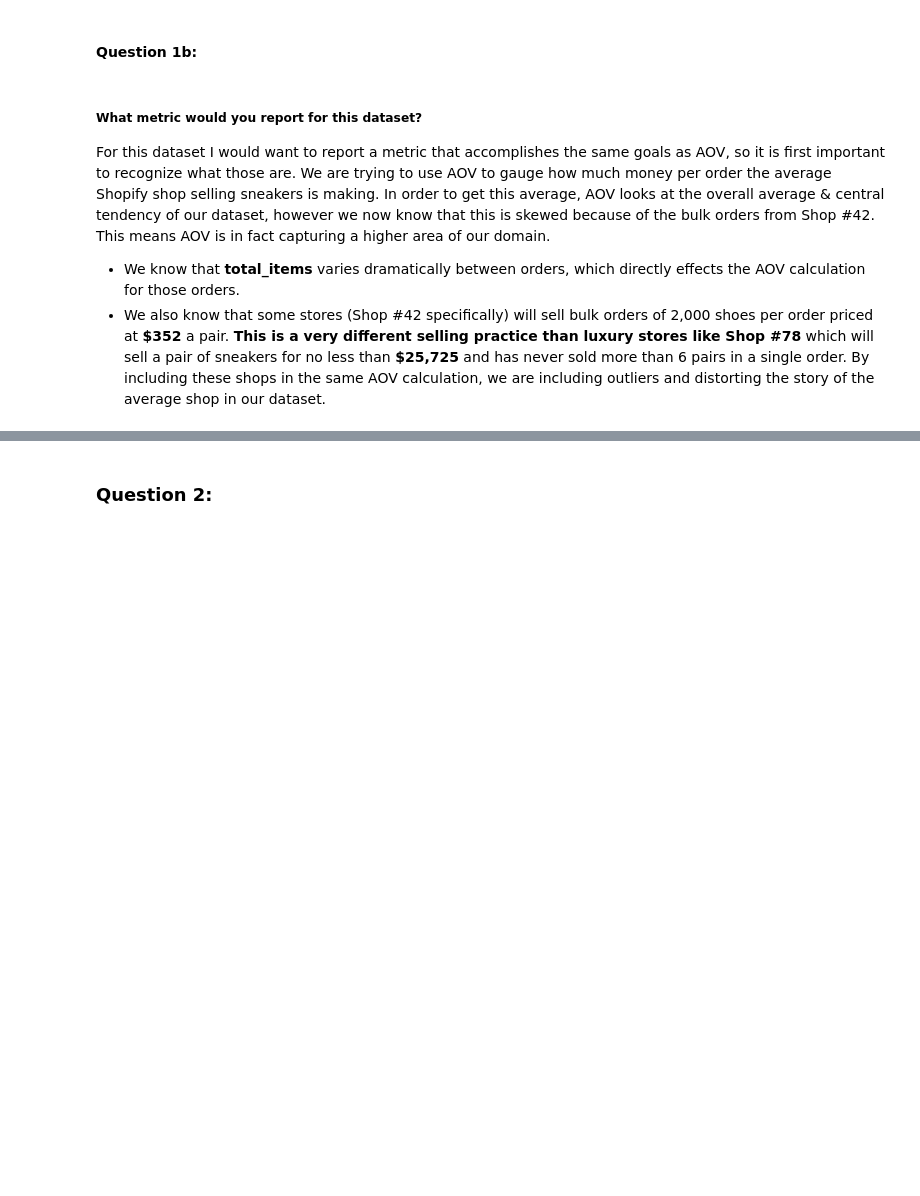
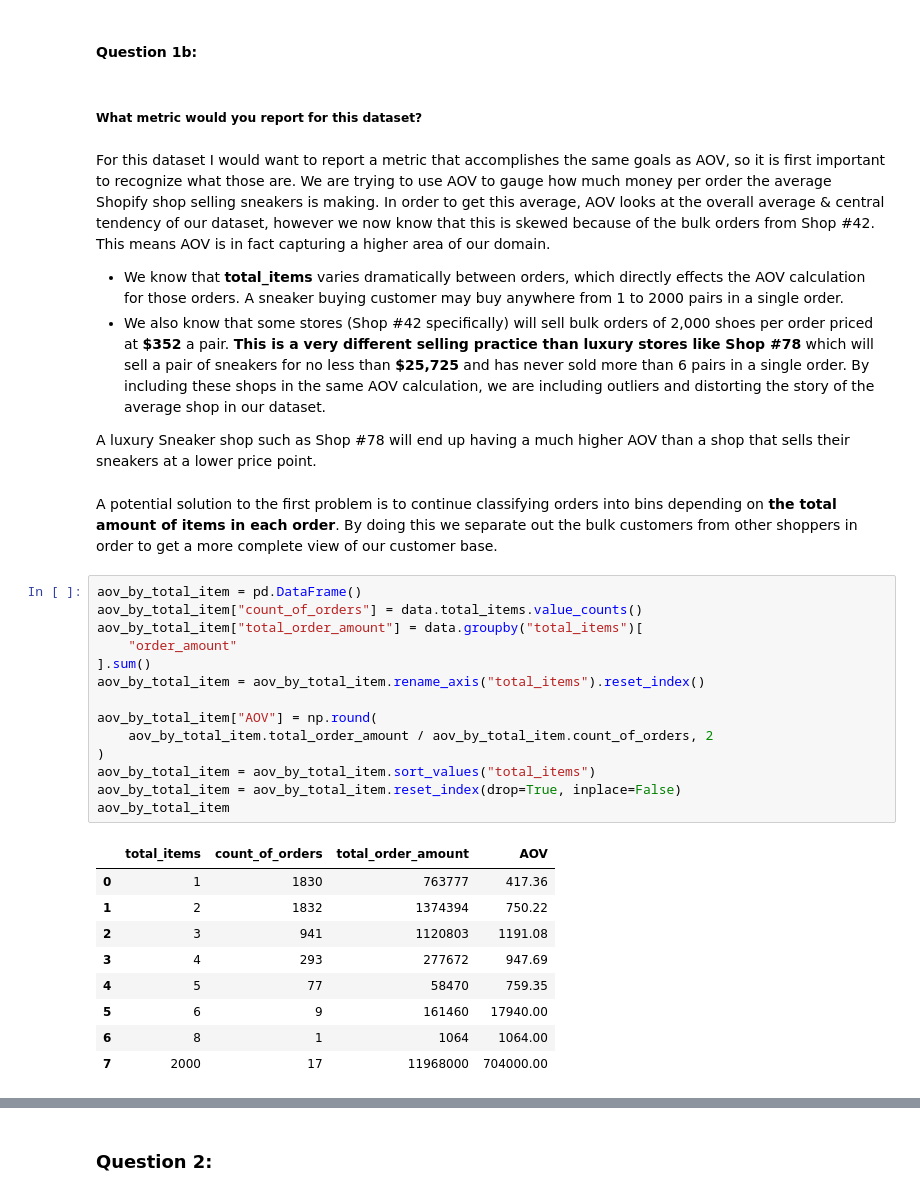
Before and after one commit to OscarLewis/shopifytc, a Jupyter notebook: tech-challenge.ipynb, the cells around one changed output, grey strips where cells are left out. Saved outputs shown, nothing was run; the diff lists cells and outputs as text; blank space fills up the shorter version.

```diff
--- a/tech-challenge.ipynb
+++ b/tech-challenge.ipynb
@@ -305,10 +305,39 @@ This pie chart tells us that the percentage of total Shopify sneaker buyers who
 **The combination of these two data points reveals that the few records in the dataset from purchases from Store #42 do in fact tremendously skew the distribution of the order_amount variable to the right (or a positive skew). This then effects the AOV and skews that in the same direction.**
 # %% [markdown]
 #### Question 1b:
+# %% [markdown]
+##### What metric would you report for this dataset?
 # %% [markdown]
-##### What metric would you report for this dataset?
-
 For this dataset I would want to report a metric that accomplishes the same goals as AOV, so it is first important to recognize what those are. We are trying to use AOV to gauge how much money per order the average Shopify shop selling sneakers is making. In order to get this average, AOV looks at the overall average & central tendency of our dataset, however we now know that this is skewed because of the bulk orders from Shop #42. This means AOV is in fact capturing a higher area of our domain.
 
-- We know that **total_items** varies dramatically between orders, which directly effects the AOV calculation for those orders.
+- We know that **total_items** varies dramatically between orders, which directly effects the AOV calculation for those orders. A sneaker buying customer may buy anywhere from 1 to 2000 pairs in a single order.
 - We also know that some stores (Shop #42 specifically) will sell bulk orders of 2,000 shoes per order priced at **\$352** a pair. **This is a very different selling practice than luxury stores like Shop #78** which will sell a pair of sneakers for no less than **\$25,725** and has never sold more than 6 pairs in a single order. By including these shops in the same AOV calculation, we are including outliers and distorting the story of the average shop in our dataset.
+
+A luxury Sneaker shop such as Shop #78 will end up having a much higher AOV than a shop that sells their sneakers at a lower price point.
+# %% [markdown]
+
+A potential solution to the first problem is to continue classifying orders into bins depending on **the total amount of items in each order**. By doing this we separate out the bulk customers from other shoppers in order to get a more complete view of our customer base.
+# %%
+aov_by_total_item = pd.DataFrame()
+aov_by_total_item["count_of_orders"] = data.total_items.value_counts()
+aov_by_total_item["total_order_amount"] = data.groupby("total_items")[
+    "order_amount"
+].sum()
+aov_by_total_item = aov_by_total_item.rename_axis("total_items").reset_index()
+
+aov_by_total_item["AOV"] = np.round(
+    aov_by_total_item.total_order_amount / aov_by_total_item.count_of_orders, 2
+)
+aov_by_total_item = aov_by_total_item.sort_values("total_items")
+aov_by_total_item = aov_by_total_item.reset_index(drop=True, inplace=False)
+aov_by_total_item
+# %% [output]
+|  | total_items | count_of_orders | total_order_amount | AOV |
+| 0 | 1 | 1830 | 763777 | 417.36 |
+| 1 | 2 | 1832 | 1374394 | 750.22 |
+| 2 | 3 | 941 | 1120803 | 1191.08 |
+| 3 | 4 | 293 | 277672 | 947.69 |
+| 4 | 5 | 77 | 58470 | 759.35 |
+| 5 | 6 | 9 | 161460 | 17940.00 |
+| 6 | 8 | 1 | 1064 | 1064.00 |
+| 7 | 2000 | 17 | 11968000 | 704000.00 |
```
Also changed, not shown: parts of 11 cells of this notebook, 1 other file.
